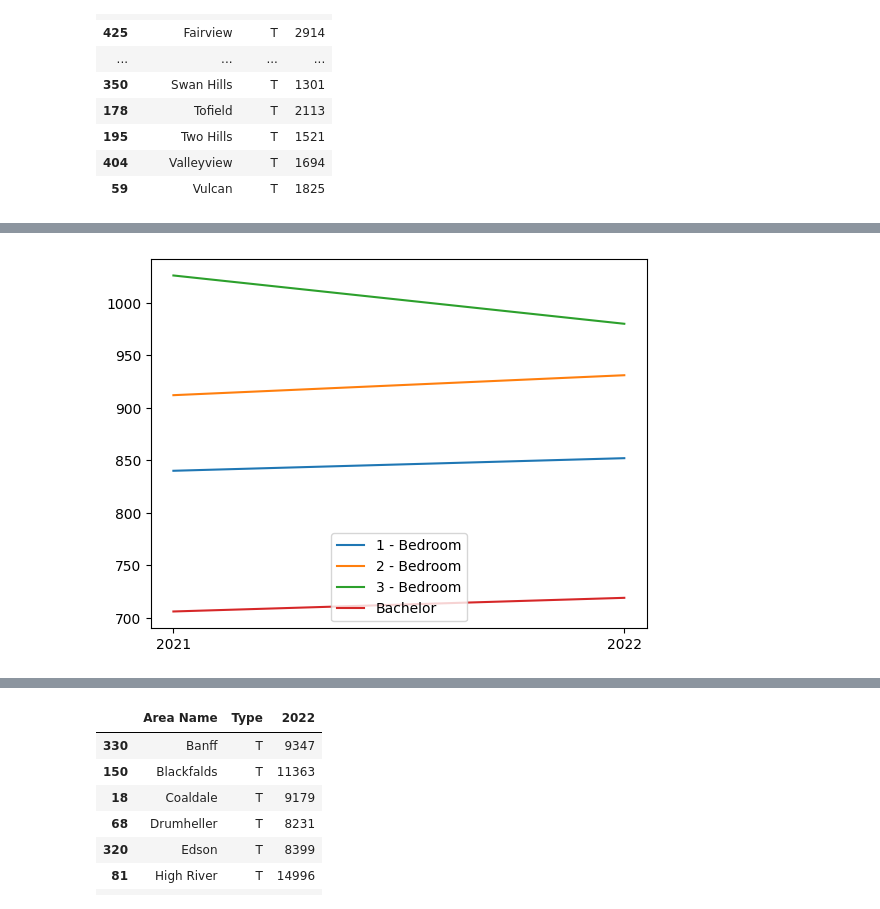
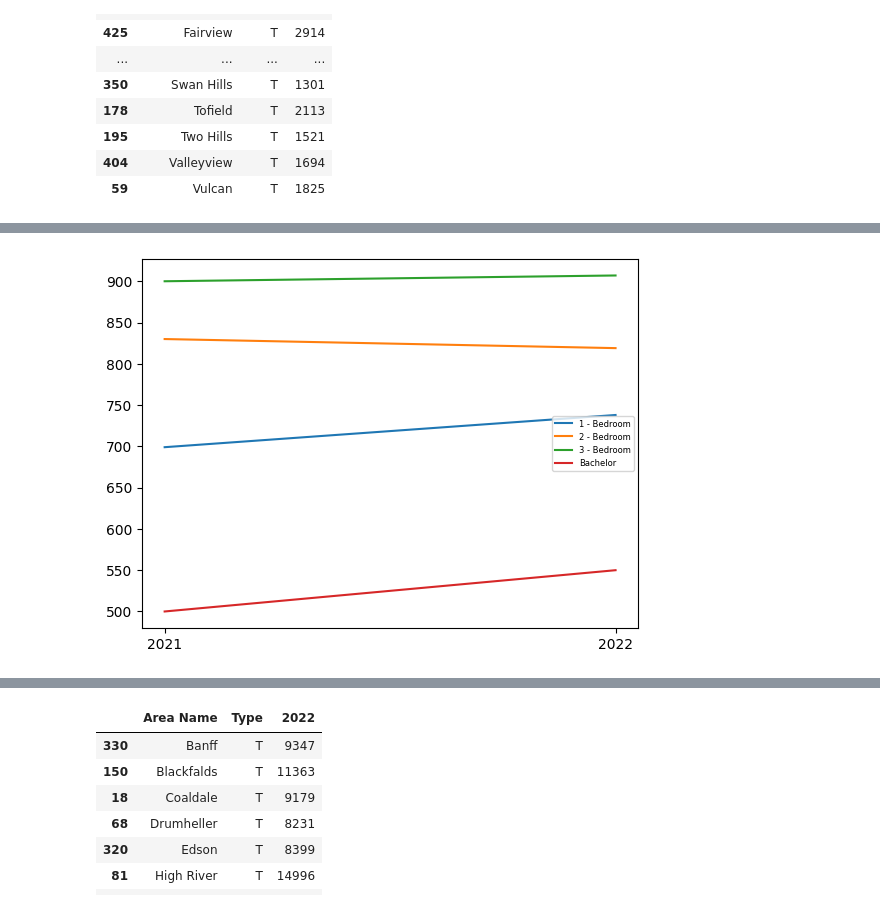
Before and after one commit to Mathemusician1729/DATA-221-Project, a Jupyter notebook: 221-Project.ipynb, the cells around one changed output, grey strips where cells are left out. Saved outputs shown, nothing was run; the diff lists cells and outputs as text; code cells hidden in the pictures.

```diff
--- a/221-Project.ipynb
+++ b/221-Project.ipynb
@@ -249,10 +264,16 @@ small_towns
 | 59 | Vulcan | T | 1825 |
 # %%
 # Athabasca, Fort Macleod, Fox Creek
-sample_smalltowns = ["Athabasca", "Fort Macleod", "Fox Creek"]
+sample_smalltowns = ["Falher","Fort Macleod", "Fox Creek", "Black Diamond"]
 costs_smalltowns = table8[table8["Community"].isin(sample_smalltowns)]
 vacancy_smalltowns = table6[table6["Community"].isin(sample_smalltowns)]
 
-atha = costs_smalltowns[costs_smalltowns["Community"] == "Athabasca"]
-atha_rents = atha[["2021 Weighted Rent", "2022 Weighted Rent"]]
-atha
+fa = costs_smalltowns[costs_smalltowns["Community"] == "Falher"]
+fortmac = costs_smalltowns[costs_smalltowns["Community"] == "Fort Macleod"]
+fox = costs_smalltowns[costs_smalltowns["Community"] == "Fox Creek"]
+bd = costs_smalltowns[costs_smalltowns["Community"] == "Black Diamond"]
+
+fa_rents = fa[["2021 Weighted Rent", "2022 Weighted Rent"]]
+fortmac_rents = fortmac[["2021 Weighted Rent", "2022 Weighted Rent"]]
+fox_rents = fox[["2021 Weighted Rent", "2022 Weighted Rent"]]
+bd_rents = bd[["2021 Weighted Rent", "2022 Weighted Rent"]]
@@ -265,8 +280,8 @@ atha
 # %%
-for i in range(len(atha.index)):
-    plt.plot(["2021", "2022"], atha_rents.iloc[i], label=atha["Unit Type"].iloc[i])
+for i in range(len(fa.index)):
+    plt.plot(["2021", "2022"], fa_rents.iloc[i], label=fa["Unit Type"].iloc[i])
 
-plt.legend()
+plt.legend(prop={'size': 6})
 plt.show()
 # %% [output]
-[figure, old version]
+[figure, new version]
```
Also changed, not shown: parts of 11 cells of this notebook.
